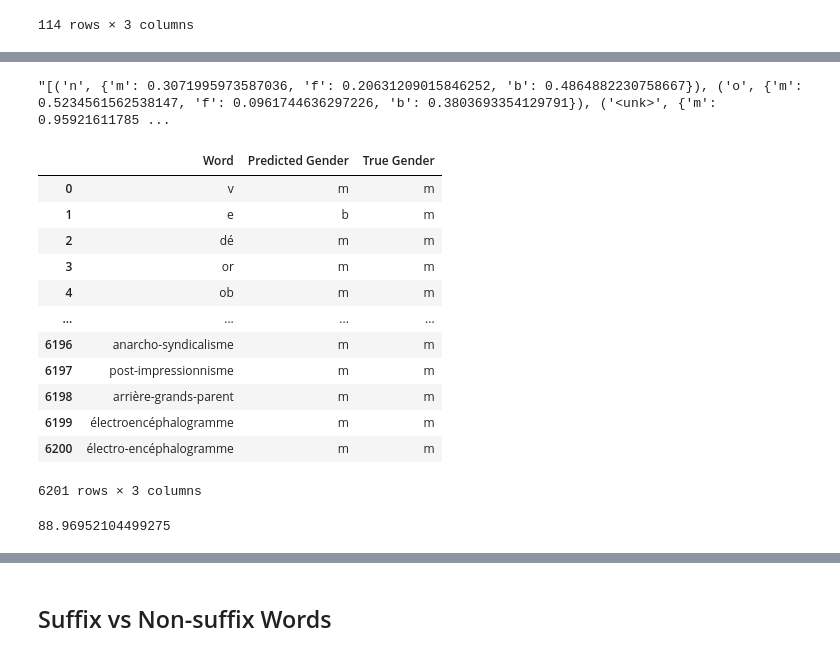
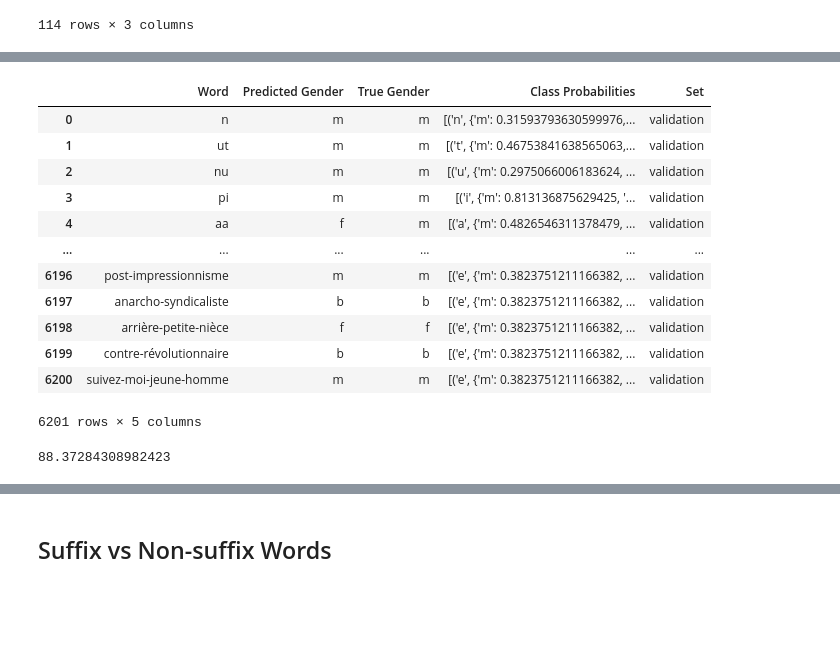
Before and after one commit to obonami/gender_prediction, a Jupyter notebook: src/analysis.ipynb, the cells around one changed output, grey strips where cells are left out. Drawn from its saved outputs; the diff is of its cells as text; code cells hidden in the pictures; blank space fills up the shorter version.

```diff
--- a/src/analysis.ipynb
+++ b/src/analysis.ipynb
@@ -109,29 +81,25 @@ filtered_df
-# %%
-filtered_df.iloc[0]['Class Probabilities']
-# %% [output]
-"[('n', {'m': 0.3071995973587036, 'f': 0.20631209015846252, 'b': 0.4864882230758667}), ('o', {'m': 0.5234561562538147, 'f': 0.0961744636297226, 'b': 0.3803693354129791}), ('<unk>', {'m': 0.95921611785 ...
 # %%
-or3valid_preds = pd.read_csv('../results/nlexique_or3valid_predictions.csv')
+or3valid_preds = pd.read_csv('../results/nlexique_or3_predictions.csv')
 or3valid_preds
 # %% [output]
-|  | Word | Predicted Gender | True Gender |
-| 0 | v | m | m |
-| 1 | e | b | m |
-| 2 | dé | m | m |
-| 3 | or | m | m |
-| 4 | ob | m | m |
-| ... | ... | ... | ... |
-| 6196 | anarcho-syndicalisme | m | m |
-| 6197 | post-impressionnisme | m | m |
-| 6198 | arrière-grands-parent | m | m |
-| 6199 | électroencéphalogramme | m | m |
-| 6200 | électro-encéphalogramme | m | m |
+|  | Word | Predicted Gender | True Gender | Class Probabilities | Set |
+| 0 | n | m | m | [('n', {'m': 0.31593793630599976,... | validation |
+| 1 | ut | m | m | [('t', {'m': 0.46753841638565063,... | validation |
+| 2 | nu | m | m | [('u', {'m': 0.2975066006183624, ... | validation |
+| 3 | pi | m | m | [('i', {'m': 0.813136875629425, '... | validation |
+| 4 | aa | f | m | [('a', {'m': 0.4826546311378479, ... | validation |
+| ... | ... | ... | ... | ... | ... |
+| 6196 | post-impressionnisme | m | m | [('e', {'m': 0.3823751211166382, ... | validation |
+| 6197 | anarcho-syndicaliste | b | b | [('e', {'m': 0.3823751211166382, ... | validation |
+| 6198 | arrière-petite-nièce | f | f | [('e', {'m': 0.3823751211166382, ... | validation |
+| 6199 | contre-révolutionnaire | b | b | [('e', {'m': 0.3823751211166382, ... | validation |
+| 6200 | suivez-moi-jeune-homme | m | m | [('e', {'m': 0.3823751211166382, ... | validation |
-6201 rows × 3 columns
+6201 rows × 5 columns
 # %%
-correct = or3valid_preds[or3valid_preds['Predicted Gender'] == or3valid_preds['True Gender']].shape[0]
-total = or3valid_preds.shape[0]
+or3_correct = or3valid_preds[or3valid_preds['Predicted Gender'] == or3valid_preds['True Gender']]
+or3_total = or3valid_preds
 
-percentage_correct = (correct / total) * 100
-percentage_correct
+or3_percentage_correct = (or3_correct.shape[0] / or3_total.shape[0]) * 100
+or3_percentage_correct
 # %% [output]
-88.96952104499275
+88.37284308982423
```
Also changed, not shown: parts of 18 cells of this notebook, 12 other files.
